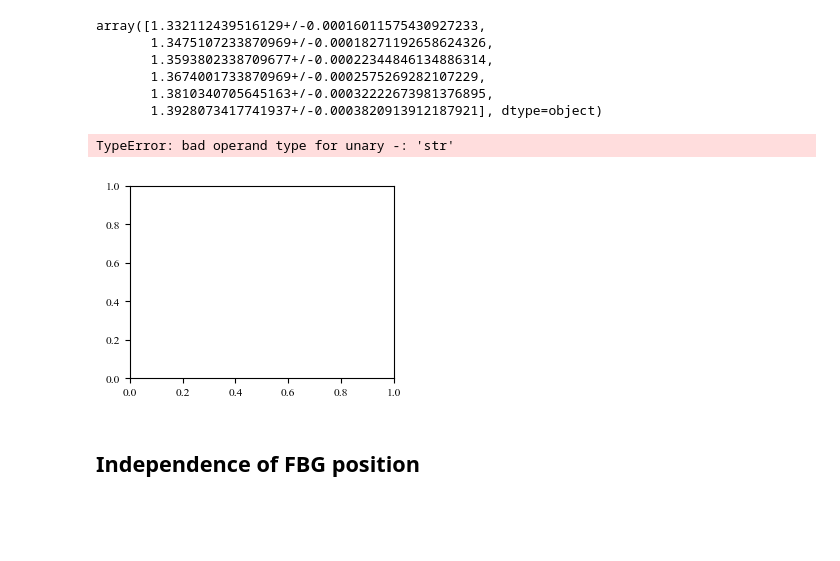
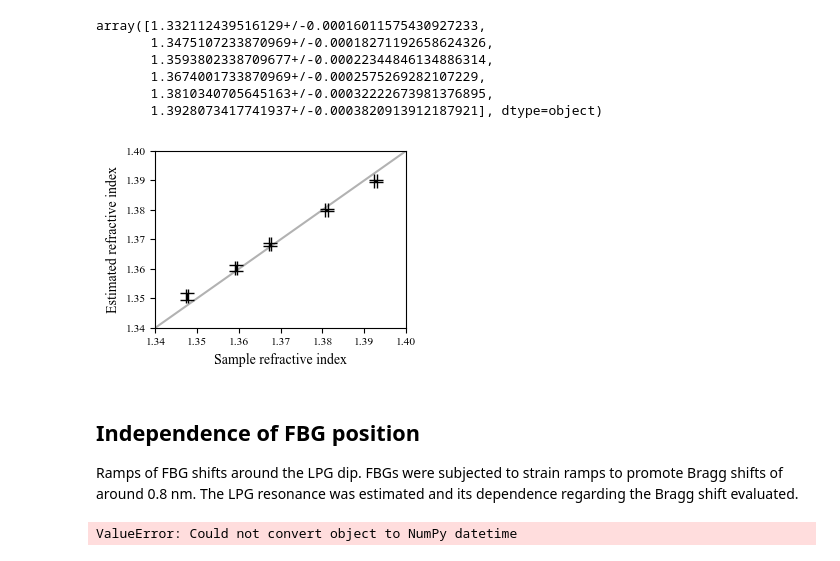
Before and after one commit to felipebarino/lpfg_demodulation_supplementary, a Jupyter notebook: 3 - Evaluation by measured spectra.ipynb, the cells around one changed output. Saved outputs shown, nothing was run; the diff lists cells and outputs as text; code cells hidden in the pictures; blank space fills up the shorter version.

```diff
--- a/3 - Evaluation by measured spectra.ipynb
+++ b/3 - Evaluation by measured spectra.ipynb
@@ -746,24 +743,26 @@ array([1.332112439516129+/-0.00016011575430927233,
 # %%
 # Plot comparison
 estimation = [ei.nominal_value for ei in estimated_ri]
 measured = [rii.nominal_value for rii in ri[1::]]
 measured_e = [rii.s for rii in ri[1::]]
 estimation_e = [ei.s for ei in estimated_ri]
 plt.figure(figsize=(3.4, 2.5))
-plt.errorbar(measured_spectra, estimation,
-             xerr=, yerr=, '.')
-plt.plot([1.34, 1.4], [1.34, 1.4], 'k')
+plt.errorbar(measured, estimation,
+             xerr=measured_e, yerr=estimation_e,
+             fmt='.', markersize=0.2, color='k', capthick=1, capsize=5)
+plt.plot([1.34, 1.4], [1.34, 1.4], 'k', alpha=0.3)
 plt.xlim(1.34, 1.4)
 plt.ylim(1.34, 1.4)
 plt.xlabel('Sample refractive index')
 plt.ylabel('Estimated refractive index')
 plt.tight_layout()
 plt.show()
 # %% [output]
-TypeError: bad operand type for unary -: 'str'
-[figure, old version]
+[figure, new version]
-# %% [markdown]
-## Independence of FBG position
+# %% [markdown]
+## Independence of FBG position
+
+Ramps of FBG shifts around the LPG dip. FBGs were subjected to strain ramps to promote Bragg shifts of around 0.8 nm. The LPG resonance was estimated and its dependence regarding the Bragg shift evaluated.
 # %%
 # The measurements are stored in the 'measurements' table
 df_braggmeter = pd.DataFrame(database.table('measurements_2025-02-10 10:42:15').all())
@@ -775,0 +778,4 @@ elapsed = np.array([e.seconds for e in elapsed])
+# %%
+time_array = np.arange(np.datetime64(df_braggmeter.time.iloc[0]), np.datetime64(df_braggmeter.time.iloc[-1]), np.timedelta64(2, 's'))
+# %% [output]
+ValueError: Could not convert object to NumPy datetime
```
Also changed, not shown: parts of 10 cells of this notebook, 31 other files.
